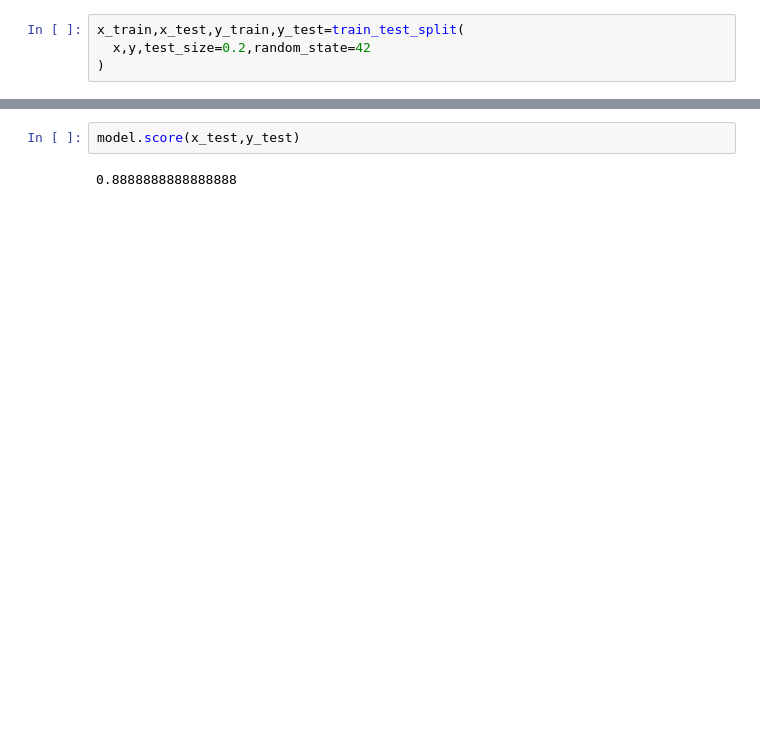
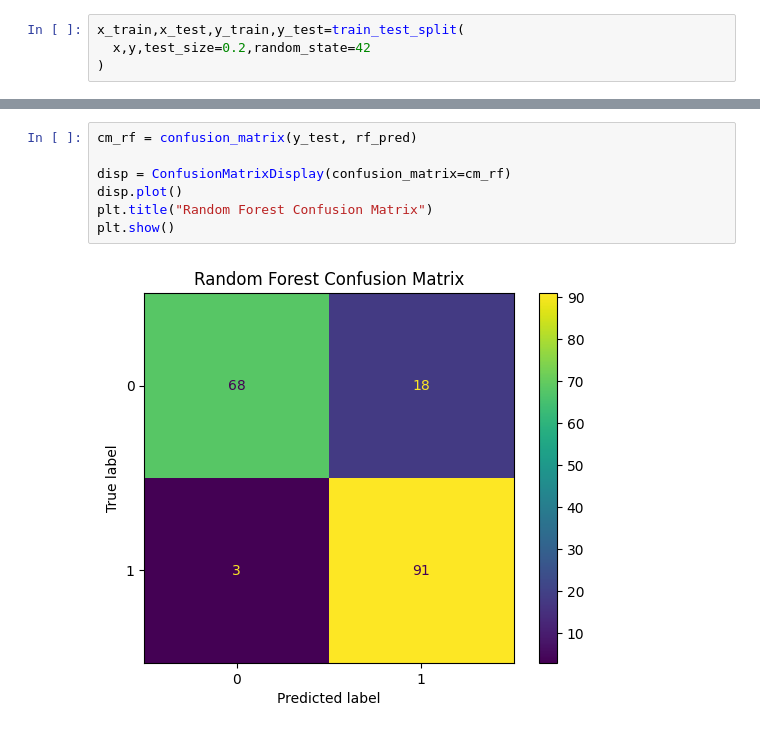
Before and after one commit to taimourkhokhar/ai-ml-learning-journey, a Jupyter notebook: Week-14/baggingpractice.ipynb, the cells around one changed output, grey strips where cells are left out. Drawn from its saved outputs; the diff is of its cells as text; blank space fills up the shorter version.

```diff
--- a/Week-14/baggingpractice.ipynb
+++ b/Week-14/baggingpractice.ipynb
@@ -156,4 +173,9 @@ RandomForestClassifier()
 # %%
-model.score(x_test,y_test)
+cm_rf = confusion_matrix(y_test, rf_pred)
+
+disp = ConfusionMatrixDisplay(confusion_matrix=cm_rf)
+disp.plot()
+plt.title("Random Forest Confusion Matrix")
+plt.show()
 # %% [output]
-0.8888888888888888
+[figure, added]
```
Also changed, not shown: parts of 14 cells of this notebook.
